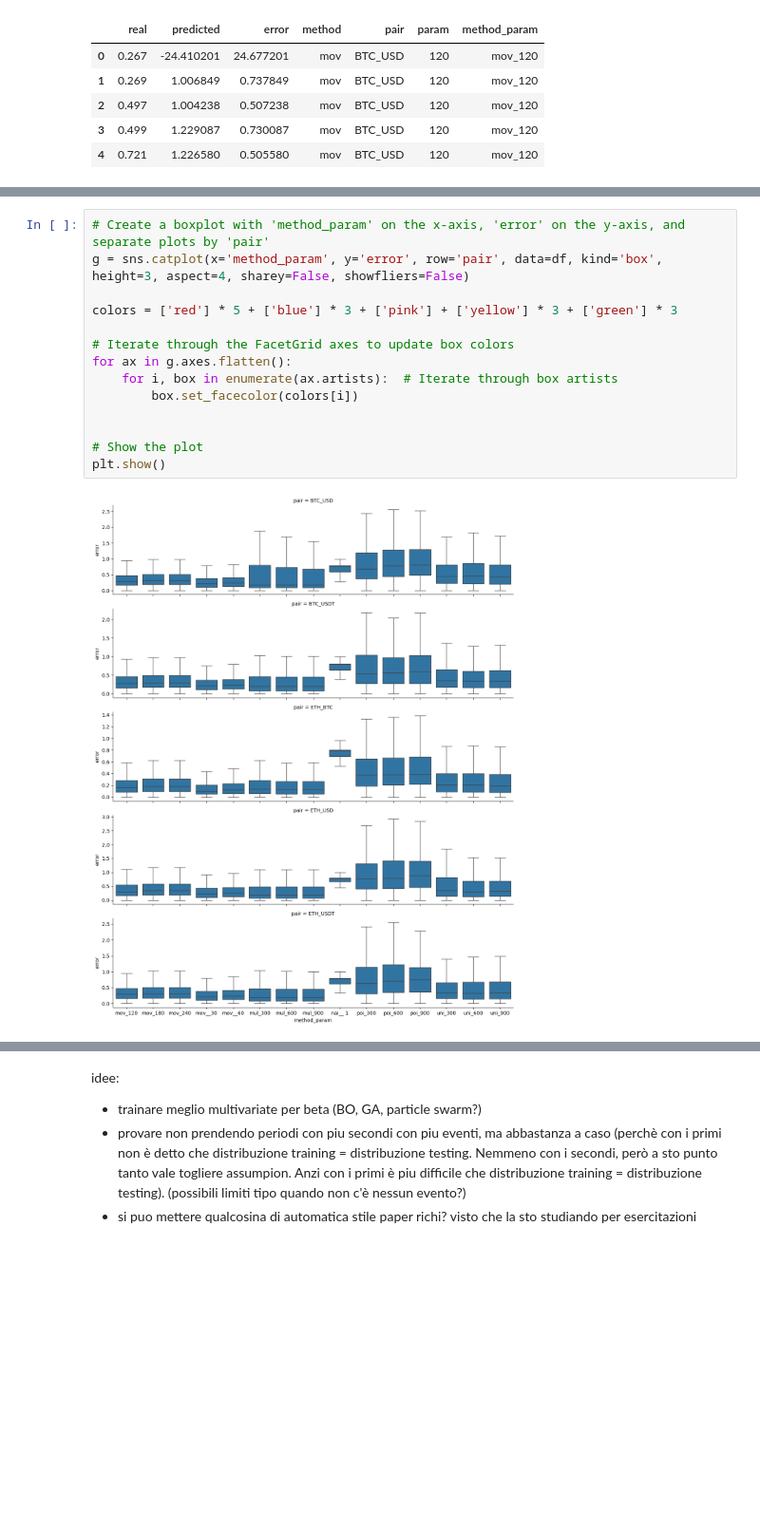
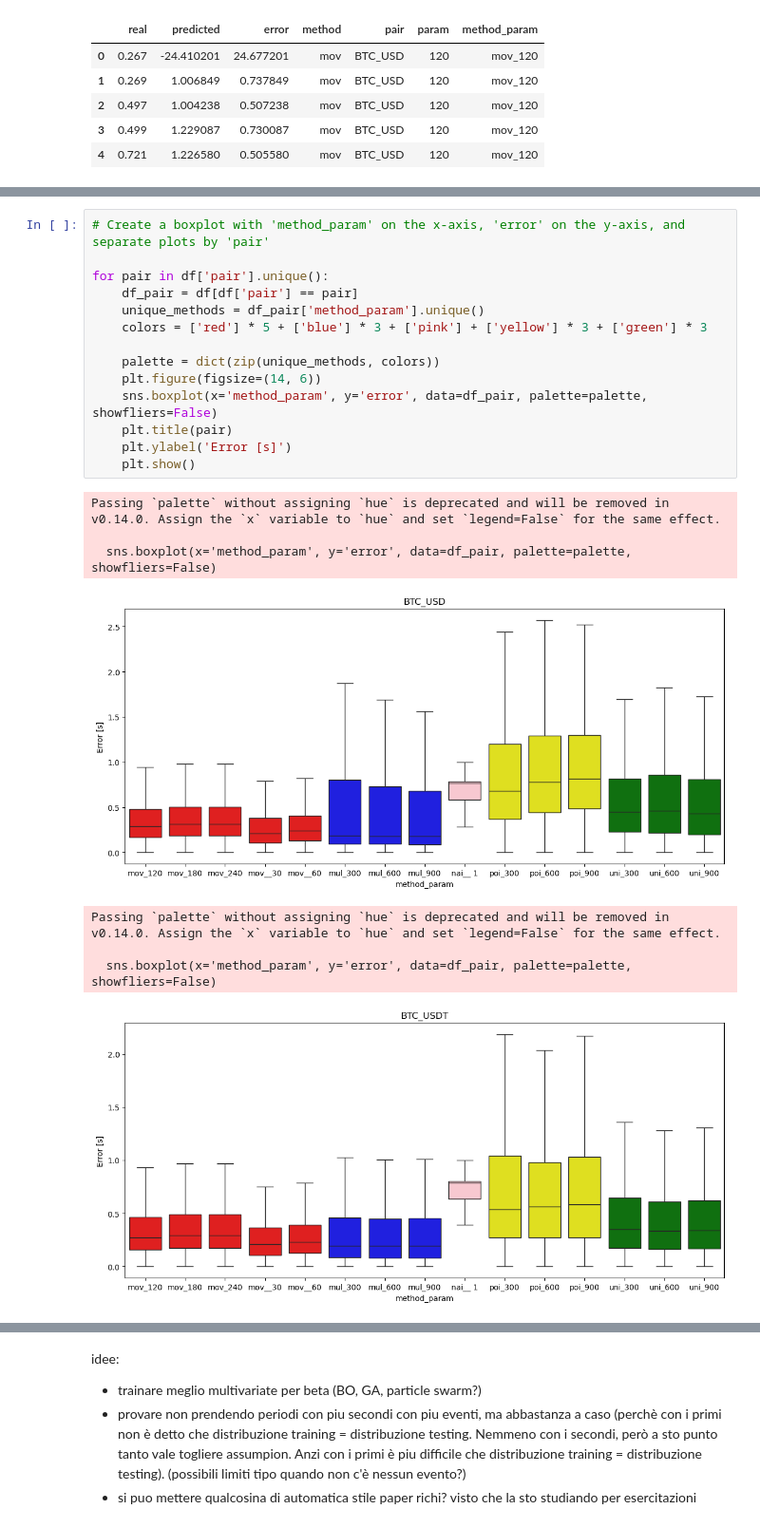
Before and after one commit to daxus4/multivariate_hawkes, a Jupyter notebook: notebook/n20241124_check_accuracy.ipynb, the cells around one changed output, grey strips where cells are left out. Shown: that part at 95% size. Cells and saved outputs as stored; diff of their text form; blank space fills up the shorter version.

```diff
--- a/notebook/n20241124_check_accuracy.ipynb
+++ b/notebook/n20241124_check_accuracy.ipynb
@@ -51,16 +58,23 @@ plt.show()
-# %%
-# Create a boxplot with 'method_param' on the x-axis, 'error' on the y-axis, and separate plots by 'pair'
-g = sns.catplot(x='method_param', y='error', row='pair', data=df, kind='box', height=3, aspect=4, sharey=False, showfliers=False)
-
-colors = ['red'] * 5 + ['blue'] * 3 + ['pink'] + ['yellow'] * 3 + ['green'] * 3
-
-# Iterate through the FacetGrid axes to update box colors
-for ax in g.axes.flatten():
-    for i, box in enumerate(ax.artists):  # Iterate through box artists
-        box.set_facecolor(colors[i])
-
-
-# Show the plot
-plt.show()
-# %% [output]
-[figure, removed]
+# %%
+# Create a boxplot with 'method_param' on the x-axis, 'error' on the y-axis, and separate plots by 'pair'
+
+for pair in df['pair'].unique():
+    df_pair = df[df['pair'] == pair]
+    unique_methods = df_pair['method_param'].unique()
+    colors = ['red'] * 5 + ['blue'] * 3 + ['pink'] + ['yellow'] * 3 + ['green'] * 3
+
+    palette = dict(zip(unique_methods, colors))
+    plt.figure(figsize=(14, 6))
+    sns.boxplot(x='method_param', y='error', data=df_pair, palette=palette, showfliers=False)
+    plt.title(pair)
+    plt.ylabel('Error [s]')
+    plt.show()
+# %% [output]
+Passing `palette` without assigning `hue` is deprecated and will be removed in v0.14.0. Assign the `x` variable to `hue` and set `legend=False` for the same effect.
+
+  sns.boxplot(x='method_param', y='error', data=df_pair, palette=palette, showfliers=False)
+[figure, added]
+Passing `palette` without assigning `hue` is deprecated and will be removed in v0.14.0. Assign the `x` variable to `hue` and set `legend=False` for the same effect.
+
+  sns.boxplot(x='method_param', y='error', data=df_pair, palette=palette, showfliers=False)
+[figure, added]
```
Also changed, not shown: parts of 3 cells of this notebook, 7 other files.
